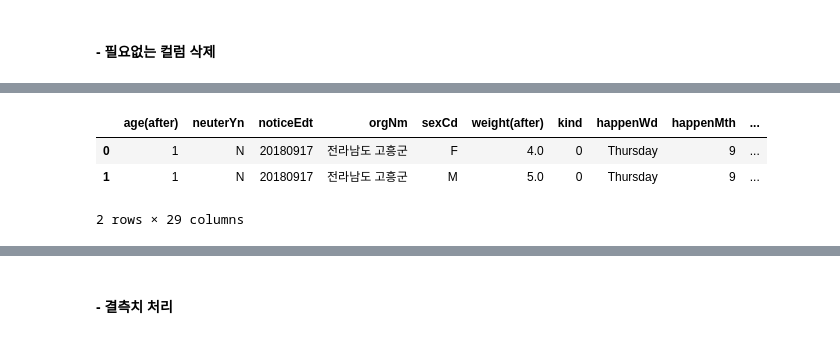
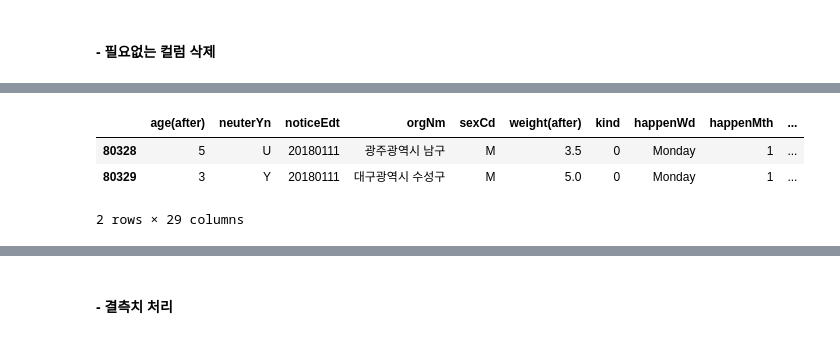
Before and after one commit to SINAEEE/BigdataProject_AbandonedAnimal, a Jupyter notebook: analyze/test_vol4/analyze_dog_vol4.ipynb, the cells around one changed output, grey strips where cells are left out. Saved outputs shown, nothing was run; the diff lists cells and outputs as text; code cells hidden in the pictures.

```diff
--- a/analyze/test_vol4/analyze_dog_vol4.ipynb
+++ b/analyze/test_vol4/analyze_dog_vol4.ipynb
@@ -135,10 +135,10 @@ df.head(2)
 2 rows × 29 columns
 # %%
-df_t.head(2)
+df_t.tail(2)
 # %% [output]
 |  | age(after) | neuterYn | noticeEdt | orgNm | sexCd | weight(after) | kind | happenWd | happenMth | ... |
-| 0 | 1 | N | 20180917 | 전라남도 고흥군 | F | 4.0 | 0 | Thursday | 9 | ... |
-| 1 | 1 | N | 20180917 | 전라남도 고흥군 | M | 5.0 | 0 | Thursday | 9 | ... |
+| 80328 | 5 | U | 20180111 | 광주광역시 남구 | M | 3.5 | 0 | Monday | 1 | ... |
+| 80329 | 3 | Y | 20180111 | 대구광역시 수성구 | M | 5.0 | 0 | Monday | 1 | ... |
 2 rows × 29 columns
 # %%
 print("15/16/17 데이터프레임 사용할 컬럼 갯수 : ",len(df.columns))
```
Also changed, not shown: parts of 41 cells of this notebook, 1 other file.
